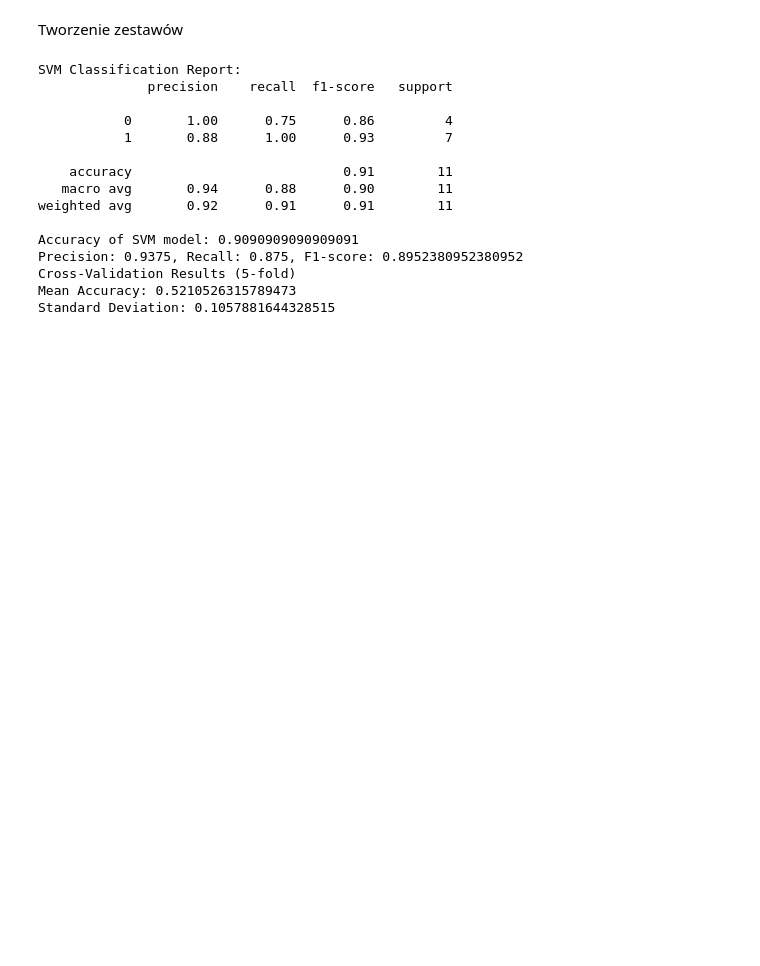
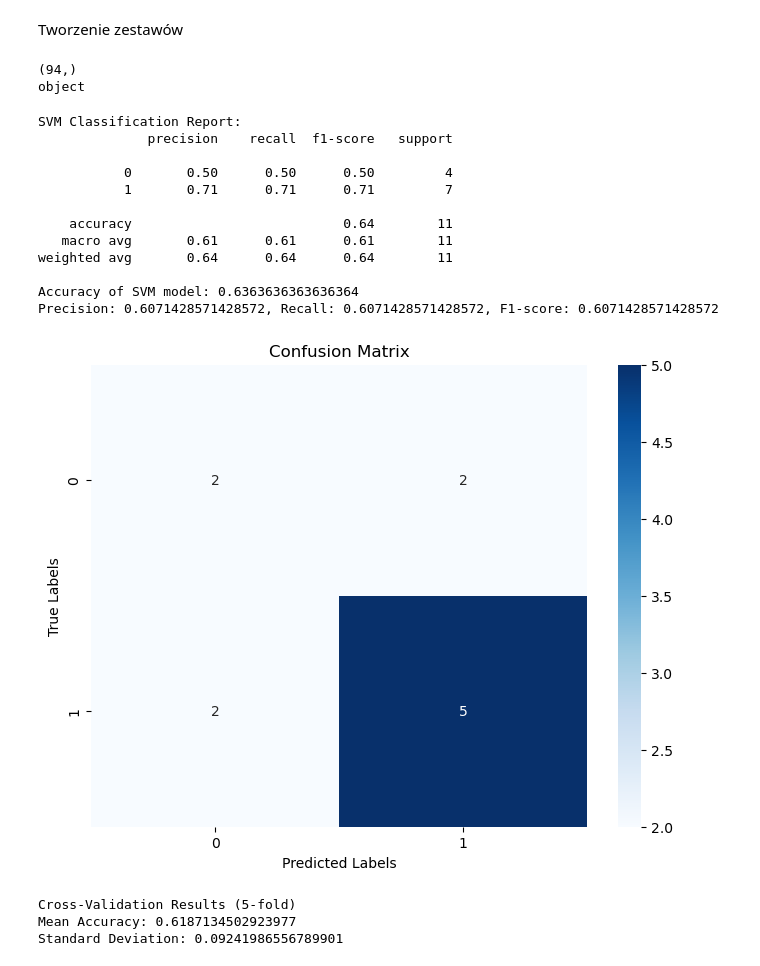
Before and after one commit to pansplawik/eegParkinsonCognitiveDisorders, a Jupyter notebook: thirdVersion.ipynb, the cells around one changed output. Saved outputs shown, nothing was run; the diff lists cells and outputs as text; code cells hidden in the pictures; blank space fills up the shorter version.

```diff
--- a/thirdVersion.ipynb
+++ b/thirdVersion.ipynb
@@ -14,9 +32,9 @@ import csv
 # %% [markdown]
 Ściezki plików
 # %%
-labels = pd.read_csv('/content/drive/MyDrive/dyplom/dataset.csv', sep=';')
+labels = pd.read_csv('C:/Users/splaw/OneDrive/Pulpit/dyplom/eegParkinsonCognitiveDisorders/dataset.csv', sep=';')
 labels['PD'] = labels['PD'].replace(2, 1)
-path='/content/drive/MyDrive/dyplom/EEG'
+path='C:/Users/splaw/OneDrive/Pulpit/dyplom/EEG'
 # %% [markdown]
 Preprocesing danych
 # %%
@@ -67,22 +85,21 @@ def psds(epochs_array, labels):
     for epochs, label in zip(epochs_array, labels):
         if epochs is not None and len(epochs) > 0:
             epochs_data = epochs.get_data()
-            epo_spectrum = mne.time_frequency.psd_array_multitaper(epochs_data, 512, fmin=1, fmax=4, bandwidth=4, adaptive=True, normalization='length', output='power', n_jobs=-1, max_iter=100, verbose=False)
+            epo_spectrum = mne.time_frequency.psd_array_multitaper(epochs_data, 512, fmin=0, fmax=40, bandwidth=4, adaptive=True, normalization='full', output='power', n_jobs=-1, max_iter=100, verbose=False)
             psds_epoch, freqs = epo_spectrum
             combined_psds = []
             for p in psds_epoch:
                 p = 10 * np.log10(p)
                 psds_mean = p.mean(0)
                 psds_std = p.std(0)
-                combined_psds.append(psds_mean)
-            combined_psds = np.array(combined_psds)
+                combined_psds.append(p)
+            combined_psds = np.array(np.mean(combined_psds,axis=0))
             data.append([combined_psds, label])
-
             del psds_epoch
             del freqs
             del epo_spectrum
     return data
 # %%
-data = load_epochs_from_dir('/content/drive/MyDrive/dyplom/EEG',labels)
+data = load_epochs_from_dir(path,labels)
 df = pd.DataFrame(data, columns=['value', 'label'])
 df.to_csv('data.csv', index=False)
@@ -95,8 +234,8 @@ Tworzenie zestawów
 # %%
 from sklearn.model_selection import train_test_split
 X_train, X_test, y_train, y_test = train_test_split(df['psds'], df['label'], test_size=0.1, random_state=42)
-X_train_2d = np.array([x[0] for x in X_train]).reshape(len(X_train), -1)
-X_test_2d = np.array([x[0] for x in X_test]).reshape(len(X_test), -1)
+X_test=np.array(X_test)
+X_train=np.array(X_train)
 y_train=np.array(y_train)
 y_train=y_train.transpose()
 y_test=np.array(y_test)
@@ -112,55 +243,73 @@ for p in X_train_2d:
+# %%
+print(X_train.shape)
+print(X_train.dtype)
+# %% [output]
+(94,)
+object
 # %%
 from mne.decoding import Vectorizer
 from sklearn.svm import SVC
-from sklearn.metrics import classification_report
+from sklearn.metrics import classification_report,confusion_matrix
 from sklearn.pipeline import make_pipeline
 from sklearn.preprocessing import StandardScaler
 from sklearn.metrics import precision_recall_fscore_support, accuracy_score
 from sklearn.model_selection import cross_val_score
+import matplotlib.pyplot as plt
+import seaborn as sns
+from sklearn.metrics import confusion_matrix
 # Tworzenie i trenowanie modelu SVM
 clf_svm_pip = make_pipeline(Vectorizer(), StandardScaler(), SVC())
-clf_svm_pip.fit(X_train_2d, y_train)
+clf_svm_pip.fit(list(X_train), y_train)
 
 # Przewidywanie etykiet dla danych testowych
-predictions_svm = clf_svm_pip.predict(X_test_2d)
+predictions_svm = clf_svm_pip.predict(list(X_test))
 
 # Raport klasyfikacji
 report_svm = classification_report(y_test, predictions_svm, target_names=['0', '1'])
 print('SVM Classification Report:\n{}'.format(report_svm))
 
 # Dokładność modelu SVM
 acc_svm = accuracy_score(y_test, predictions_svm)
 print("Accuracy of SVM model: {}".format(acc_svm))
 
 # Obliczanie precyzji, czułości i miary F1
 precision_svm, recall_svm, fscore_svm, support_svm = precision_recall_fscore_support(y_test, predictions_svm, average='macro')
 print('Precision: {0}, Recall: {1}, F1-score: {2}'.format(precision_svm, recall_svm, fscore_svm))
 
+confusion_mat = confusion_matrix(y_test, predictions_svm)
+# Stwórz obrazek macierzy pomyłek
+plt.figure(figsize=(8, 6))
+sns.heatmap(confusion_mat, annot=True, fmt='d', cmap='Blues')
+plt.xlabel('Predicted Labels')
+plt.ylabel('True Labels')
+plt.title('Confusion Matrix')
+plt.show()
 # Walidacja krzyżowa z k-fold
 k = 5  # Liczba podziałów
-scores = cross_val_score(clf_svm_pip, X_train_2d, y_train, cv=k, scoring='accuracy')
+scores = cross_val_score(clf_svm_pip, list(X_train), y_train, cv=k, scoring='accuracy')
 
 
 # Obliczanie średniej i odchylenia standardowego z poszczególnych iteracji
 mean_accuracy = scores.mean()
 std_accuracy = scores.std()
 
 print('Cross-Validation Results ({}-fold)'.format(k))
 print('Mean Accuracy:', mean_accuracy)
 print('Standard Deviation:', std_accuracy)
 # %% [output]
 SVM Classification Report:
               precision    recall  f1-score   support
 
-           0       1.00      0.75      0.86         4
-           1       0.88      1.00      0.93         7
+           0       0.50      0.50      0.50         4
+           1       0.71      0.71      0.71         7
 
-    accuracy                           0.91        11
-   macro avg       0.94      0.88      0.90        11
-weighted avg       0.92      0.91      0.91        11
+    accuracy                           0.64        11
+   macro avg       0.61      0.61      0.61        11
+weighted avg       0.64      0.64      0.64        11
 
-Accuracy of SVM model: 0.9090909090909091
-Precision: 0.9375, Recall: 0.875, F1-score: 0.8952380952380952
-Cross-Validation Results (5-fold)
-Mean Accuracy: 0.5210526315789473
-Standard Deviation: 0.1057881644328515
+Accuracy of SVM model: 0.6363636363636364
+Precision: 0.6071428571428572, Recall: 0.6071428571428572, F1-score: 0.6071428571428572
+[figure, added]
+Cross-Validation Results (5-fold)
+Mean Accuracy: 0.6187134502923977
+Standard Deviation: 0.09241986556789901
```
Also changed, not shown: parts of 8 cells of this notebook.
